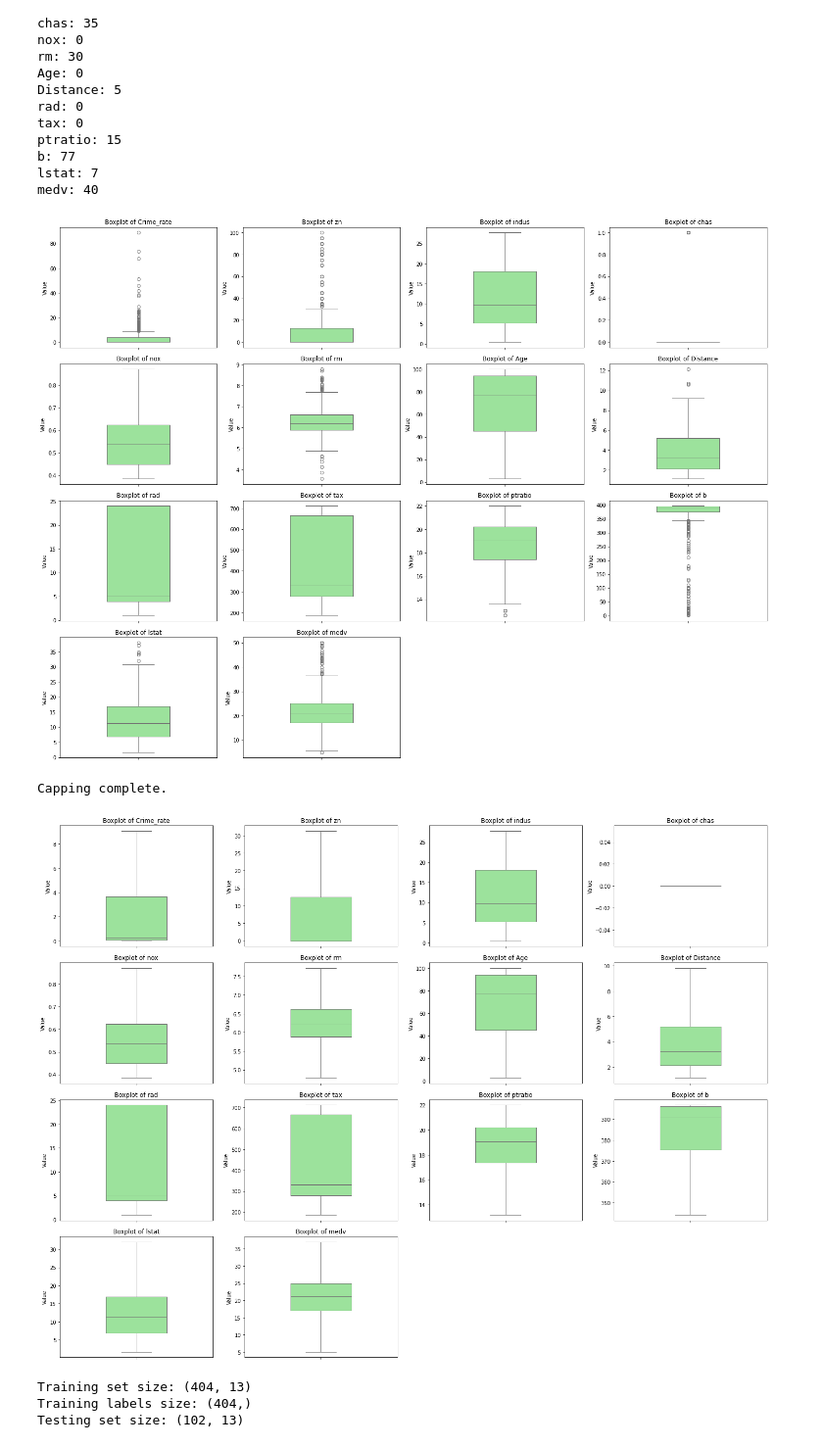
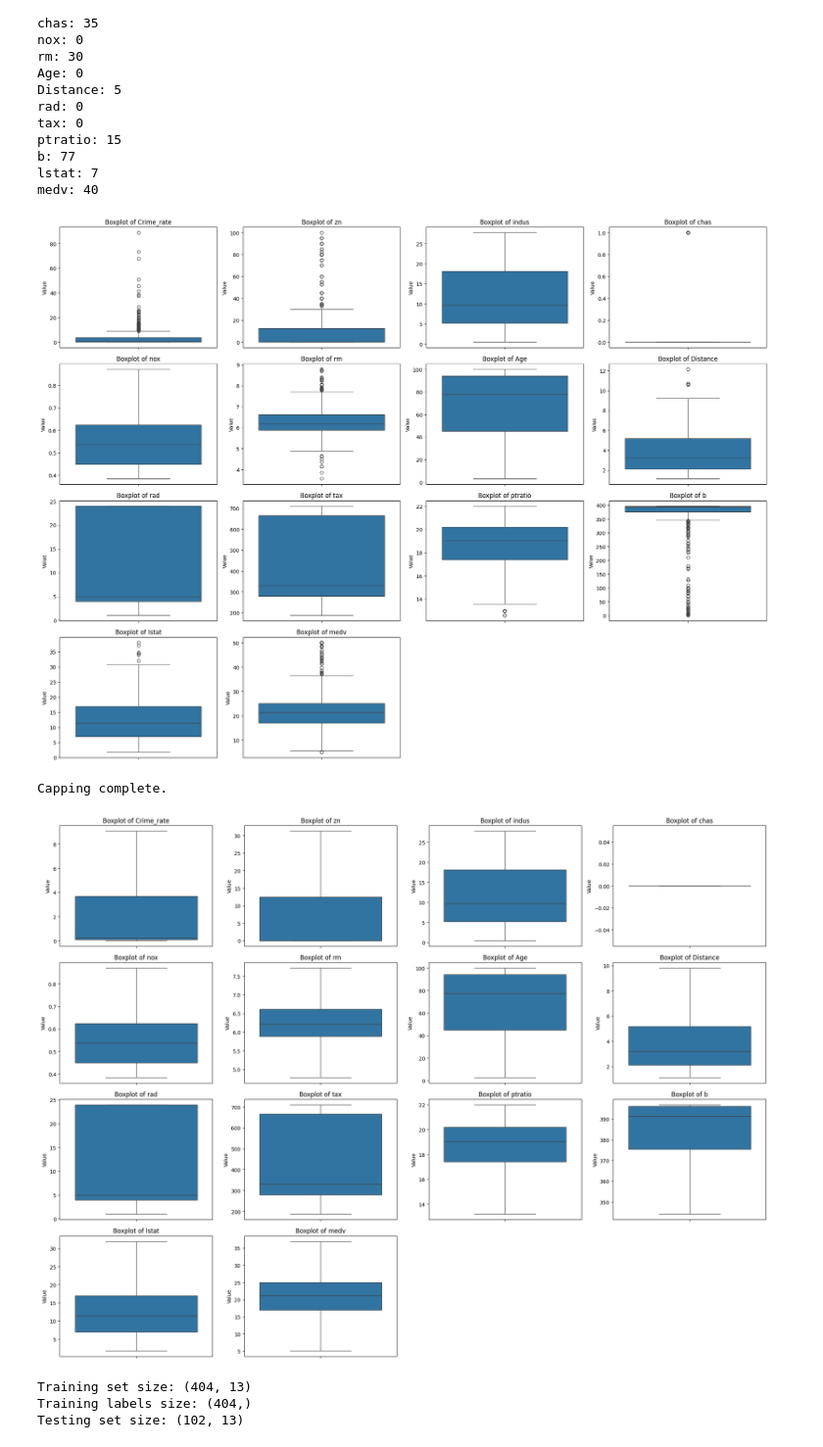
Before and after one commit to Sukanya0704/Sem6_Codes, a Jupyter notebook: DSBDAL/assignment8.ipynb, the cells around one changed output. Shown at 98% size. Drawn from its saved outputs; the diff is of its cells as text; code cells hidden in the pictures.

```diff
--- a/DSBDAL/assignment8.ipynb
+++ b/DSBDAL/assignment8.ipynb
@@ -2,7 +2,7 @@
 import pandas as pd
 import numpy as np
 # %%
-df = pd.read_csv("BostonHousing.csv")
+df = pd.read_csv("datasets/BostonHousing.csv")
 # %%
 df
 # %% [output]
@@ -144,14 +144,14 @@ plt.figure(figsize=(20, 15))
 
 for i, col in enumerate(numeric_cols, 1):
     plt.subplot(n_rows, n_cols, i)
-    sns.boxplot(y=df[col], color='lightgreen', width=0.4)
+    sns.boxplot(df[col])
     plt.title(f'Boxplot of {col}')
     plt.ylabel('Value')
 
 plt.tight_layout()
 plt.show()
 # %% [output]
-[figure, old version]
+[figure, new version]
 # %%
 df_capped = df.copy()
 
@@ -163,7 +163,7 @@ for col in numeric_cols:
     lower_bound = q1 - 1.5 * IQR
     upper_bound = q3 + 1.5 * IQR
 
-    df_capped[col] = np.clip(df_capped[col], lower_bound, upper_bound)
+    df_capped[col] = df_capped[col].clip(lower_bound, upper_bound)
 
 print("Capping complete.")
 # %% [output]
@@ -171,19 +171,19 @@ Capping complete.
 # %%
 n_cols = 4
 n_rows = (len(numeric_cols) + n_cols - 1) // n_cols
 
 plt.figure(figsize=(20, 15))
 
 for i, col in enumerate(numeric_cols, 1):
     plt.subplot(n_rows, n_cols, i)
-    sns.boxplot(y=df_capped[col], color='lightgreen', width=0.4)
+    sns.boxplot(df_capped[col])
     plt.title(f'Boxplot of {col}')
     plt.ylabel('Value')
 
 plt.tight_layout()
 plt.show()
 # %% [output]
-[figure, old version]
+[figure, new version]
 # %%
 from sklearn.model_selection import train_test_split
 from sklearn.linear_model import LinearRegression
```
Also changed, not shown: parts of 5 cells of this notebook, 1 other file.
